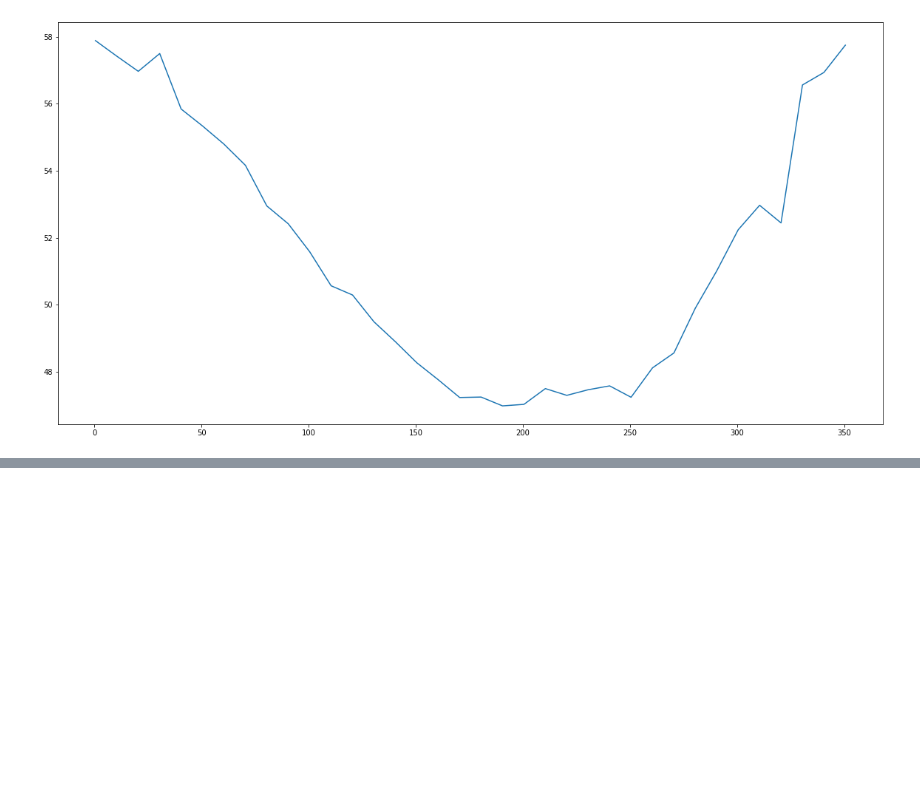
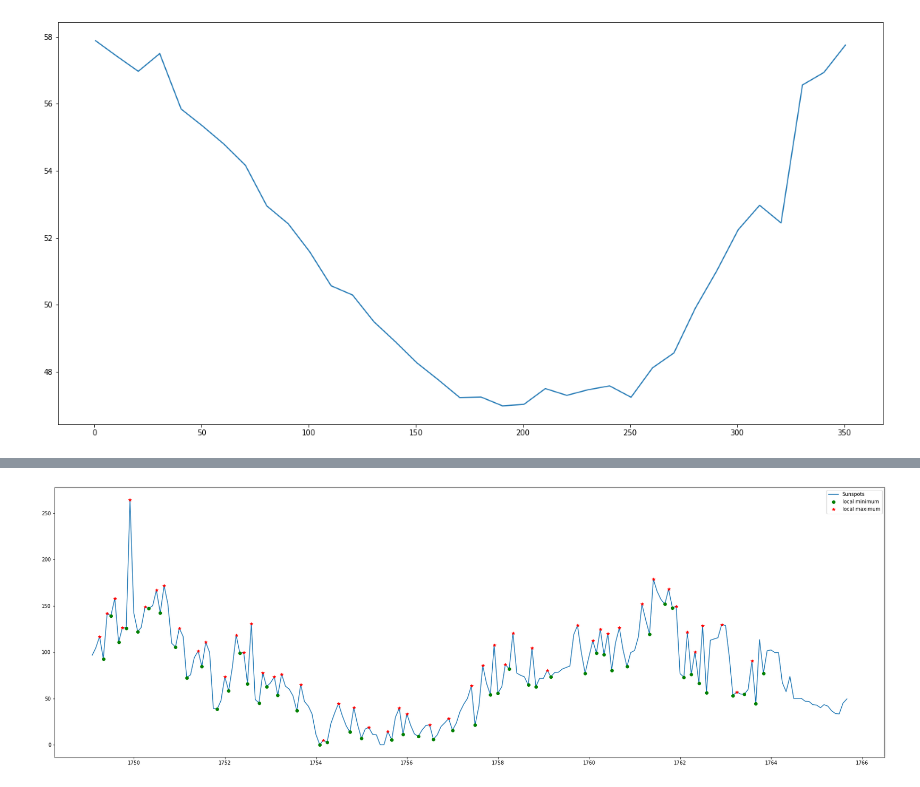
Before and after one commit to kenseiAmit/ai_ml, a Jupyter notebook: Learning NumPy Arrays.ipynb, the cells around one changed output, grey strips where cells are left out. Cells and saved outputs as stored; diff of their text form; code cells hidden in the pictures; blank space fills up the shorter version.

```diff
--- a/Learning NumPy Arrays.ipynb
+++ b/Learning NumPy Arrays.ipynb
@@ -655,0 +793,31 @@ dateWeather.astype(object).month
+# %%
+# Finding local characterstics of data
+
+# This is the index of local minimums
+minsLocalSunspot = signal.argrelmin(sunspotsSunspot)[0]
+
+# This is the index of local maximums
+maxsLocalSunspot = signal.argrelmax(sunspotsSunspot)[0]
+
+# Both of them are concatenated in this array
+extremaLocalSunspot = np.concatenate((minsLocalSunspot, maxsLocalSunspot))
+# %%
+# We can visualize the local maximum and minimums against the given data
+
+# Set the size of the plot
+plt.figure(figsize=(30, 10))
+
+# Plot the number of sunspots against time
+plt.plot(dateSunspot[:200], sunspotsSunspot[:200], label="Sunspots")
+
+# Mark the local minima with green dots
+plt.plot(dateSunspot[minsLocalSunspot[:50]].T[:50], sunspotsSunspot[minsLocalSunspot[:50]], "go", label="local minimum")
+
+# # Mark the loacl maxima with red stars
+plt.plot(dateSunspot[maxsLocalSunspot[:50]].T[:50],sunspotsSunspot[maxsLocalSunspot[:50]], "r*", label="local maximum")
+
+plt.legend()
+# Show the plot
+plt.show()
+# %% [output]
+[figure, added]
```
Also changed, not shown: parts of 26 cells of this notebook, 1 other file.
